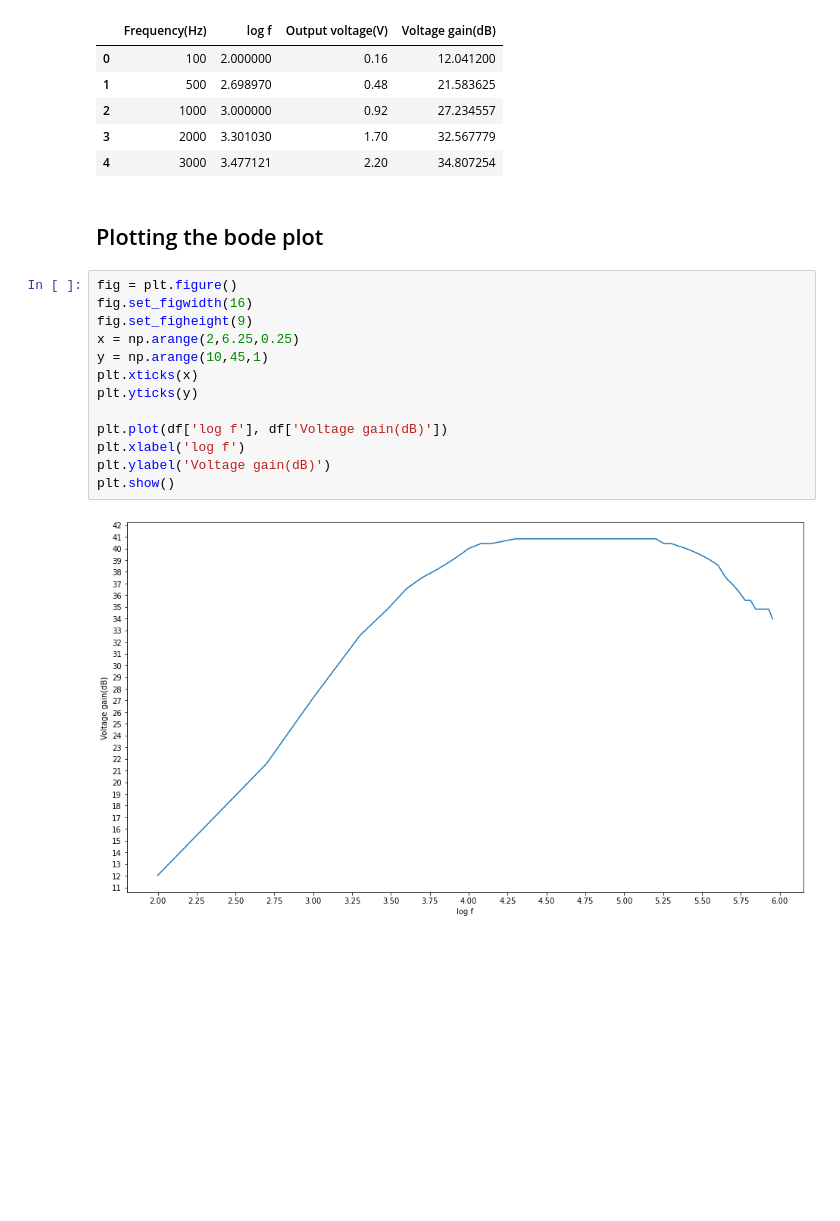
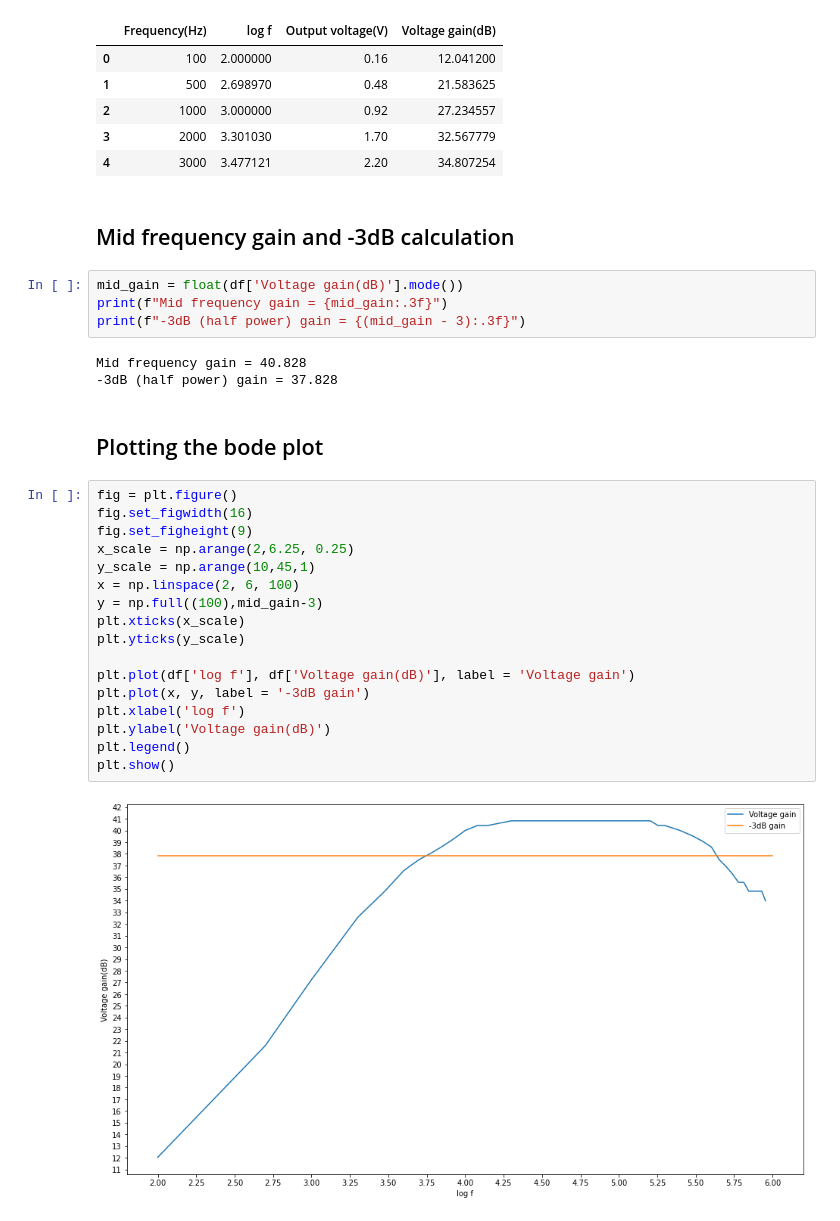
Before and after one commit to Rally0078/LabExperiments, a Jupyter notebook: exp1/exp1.ipynb, the cells around one changed output. Saved outputs shown, nothing was run; the diff lists cells and outputs as text; blank space fills up the shorter version.

```diff
--- a/exp1/exp1.ipynb
+++ b/exp1/exp1.ipynb
@@ -24,20 +25,33 @@ df.head()
 | 2 | 1000 | 3.000000 | 0.92 | 27.234557 |
 | 3 | 2000 | 3.301030 | 1.70 | 32.567779 |
 | 4 | 3000 | 3.477121 | 2.20 | 34.807254 |
+# %% [markdown]
+<h2>Mid frequency gain and -3dB calculation</h2>
+# %%
+mid_gain = float(df['Voltage gain(dB)'].mode())
+print(f"Mid frequency gain = {mid_gain:.3f}")
+print(f"-3dB (half power) gain = {(mid_gain - 3):.3f}")
+# %% [output]
+Mid frequency gain = 40.828
+-3dB (half power) gain = 37.828
 # %% [markdown]
 <h2>Plotting the bode plot</h2>
 # %%
 fig = plt.figure()
 fig.set_figwidth(16)
 fig.set_figheight(9)
-x = np.arange(2,6.25,0.25)
-y = np.arange(10,45,1)
-plt.xticks(x)
-plt.yticks(y)
+x_scale = np.arange(2,6.25, 0.25)
+y_scale = np.arange(10,45,1)
+x = np.linspace(2, 6, 100)
+y = np.full((100),mid_gain-3)
+plt.xticks(x_scale)
+plt.yticks(y_scale)
 
-plt.plot(df['log f'], df['Voltage gain(dB)'])
+plt.plot(df['log f'], df['Voltage gain(dB)'], label = 'Voltage gain')
+plt.plot(x, y, label = '-3dB gain')
 plt.xlabel('log f')
 plt.ylabel('Voltage gain(dB)')
+plt.legend()
 plt.show()
 # %% [output]
-[figure, old version]
+[figure, new version]
```
Also changed, not shown: parts of 1 cell of this notebook.
